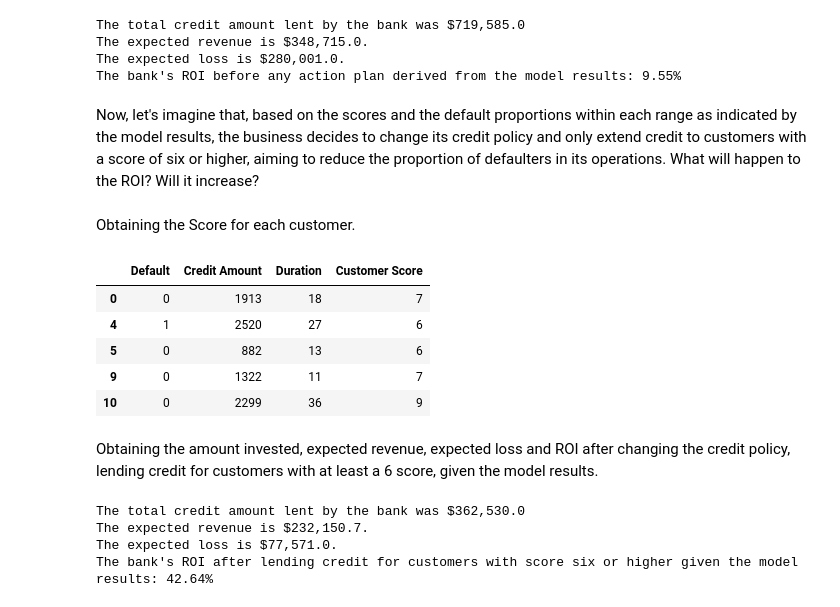
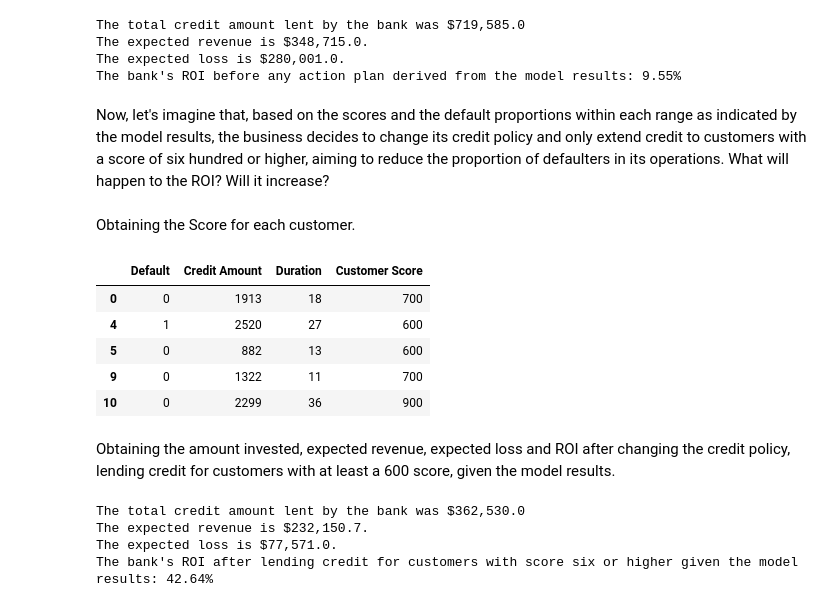
Before and after one commit to allmeidaapedro/Credit-Scoring-German-Bank, a Jupyter notebook: notebooks/2. Modelling.ipynb, the cells around one changed output. Saved outputs shown, nothing was run; the diff lists cells and outputs as text; code cells hidden in the pictures.

```diff
--- a/notebooks/2. Modelling.ipynb
+++ b/notebooks/2. Modelling.ipynb
@@ -560,45 +560,45 @@ The expected revenue is $348,715.0.
 The expected loss is $280,001.0.
 The bank's ROI before any action plan derived from the model results: 9.55%
 # %% [markdown]
-Now, let's imagine that, based on the scores and the default proportions within each range as indicated by the model results, the business decides to change its credit policy and only extend credit to customers with a score of six or higher, aiming to reduce the proportion of defaulters in its operations. What will happen to the ROI? Will it increase?
+Now, let's imagine that, based on the scores and the default proportions within each range as indicated by the model results, the business decides to change its credit policy and only extend credit to customers with a score of six hundred or higher, aiming to reduce the proportion of defaulters in its operations. What will happen to the ROI? Will it increase?
 # %% [markdown]
 Obtaining the Score for each customer.
 # %%
 def customer_score(x):
     if x == '0.0 to 0.1':
-        return 10
+        return 1000
     elif x == '0.1 to 0.2':
-        return 9
+        return 900
     elif x == '0.2 to 0.3':
-        return 8
+        return 800
     elif x == '0.3 to 0.4':
-        return 7
+        return 700
     elif x == '0.4 to 0.5':
-        return 6
+        return 600
     elif x == '0.5 to 0.6':
-        return 5
+        return 500
     elif x == '0.6 to 0.7':
-        return 4
+        return 400
     elif x == '0.7 to 0.8':
-        return 3
+        return 300
     elif x== '0.8 to 0.9':
-        return 2
+        return 200
     elif x == '0.9 to 1.0':
-        return 1
+        return 100
 
 test_scores['Customer Score'] = test_scores['Range'].apply(customer_score)
 financial_result['Customer Score'] = test_scores['Customer Score']
-financial_plan = financial_result.loc[financial_result['Customer Score'] <= 6]
+financial_plan = financial_result.loc[financial_result['Customer Score'] <= 600]
 financial_plan.head()
 # %% [output]
 |  | Default | Credit Amount | Duration | Customer Score |
-| 0 | 0 | 1913 | 18 | 7 |
-| 4 | 1 | 2520 | 27 | 6 |
-| 5 | 0 | 882 | 13 | 6 |
-| 9 | 0 | 1322 | 11 | 7 |
-| 10 | 0 | 2299 | 36 | 9 |
+| 0 | 0 | 1913 | 18 | 700 |
+| 4 | 1 | 2520 | 27 | 600 |
+| 5 | 0 | 882 | 13 | 600 |
+| 9 | 0 | 1322 | 11 | 700 |
+| 10 | 0 | 2299 | 36 | 900 |
 # %% [markdown]
-Obtaining the amount invested, expected revenue, expected loss and ROI after changing the credit policy, lending credit for customers with at least a 6 score, given the model results.
+Obtaining the amount invested, expected revenue, expected loss and ROI after changing the credit policy, lending credit for customers with at least a 600 score, given the model results.
 # %%
 amount_invested_plan = financial_plan['Credit Amount'].sum()
 expected_revenue_plan = (financial_plan.loc[financial_plan['Default'] == 0, 'Credit Amount'] *
```
Also changed, not shown: parts of 2 cells of this notebook, 6 other files.
